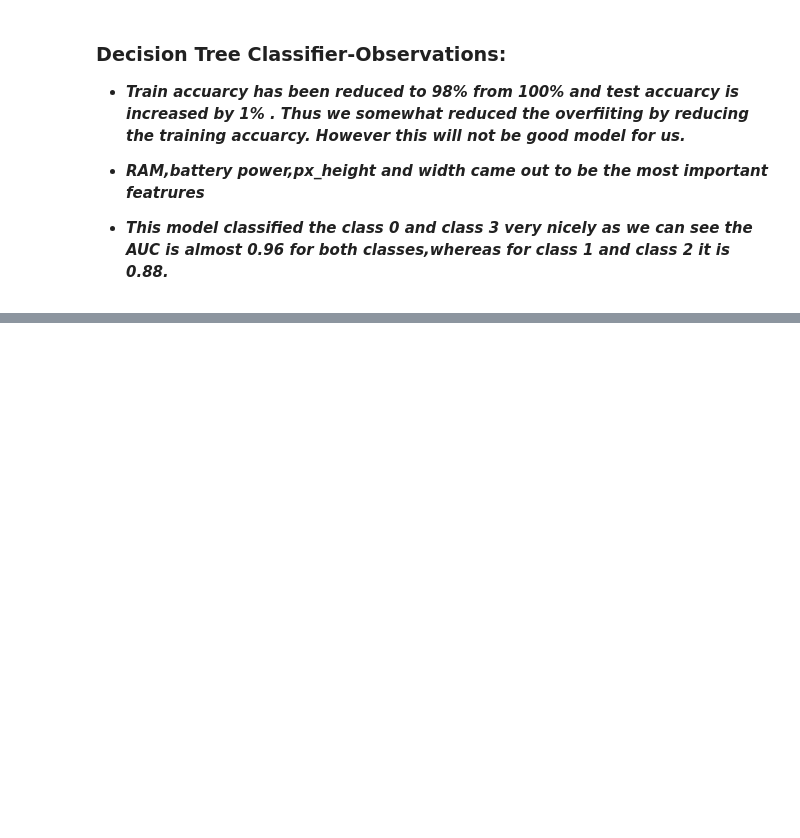
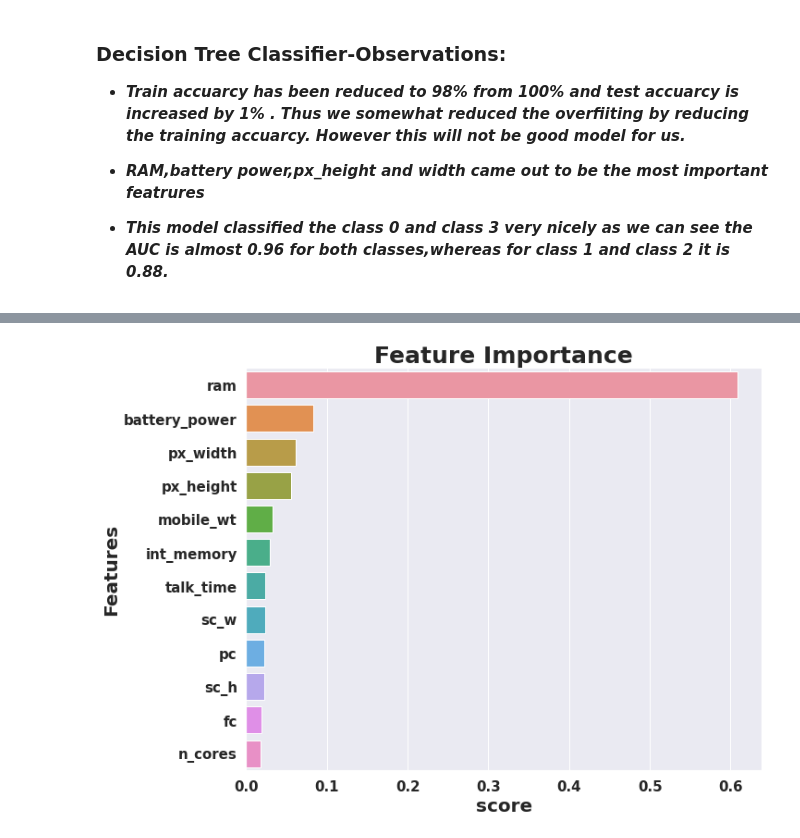
Before and after one commit to vimal9910/Third_capstone_project_Mobile_Price_Range_Prediction, a Jupyter notebook: Mobile_Price_Range_Prediction.ipynb, the cells around one changed output, grey strips where cells are left out. Cells and saved outputs as stored; diff of their text form; code cells hidden in the pictures; blank space fills up the shorter version.

```diff
--- a/Mobile_Price_Range_Prediction.ipynb
+++ b/Mobile_Price_Range_Prediction.ipynb
@@ -1106,0 +1305,5 @@ plot_Auc_roc(y_test,pred_prob)
+# %%
+#plotting feature importances
+plot_feature_importance(rfc_optimal)
+# %% [output]
+[figure, added]
```
Also changed, not shown: parts of 80 cells of this notebook.
